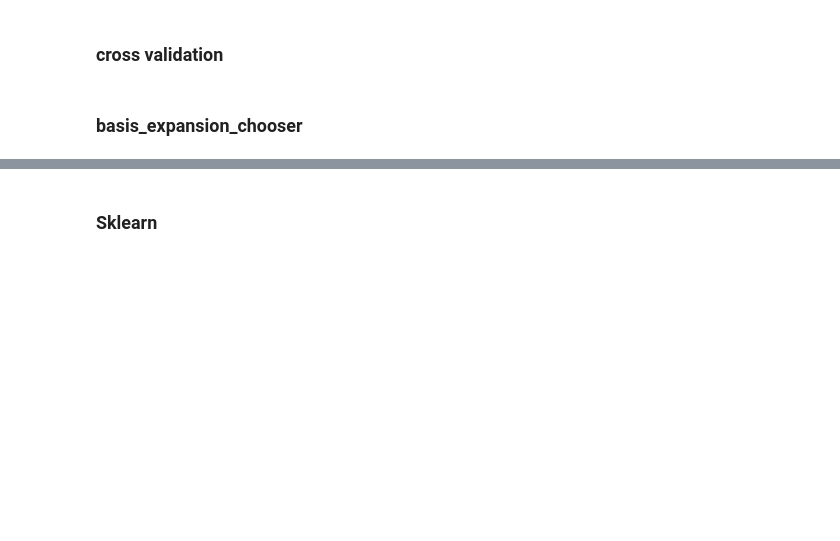
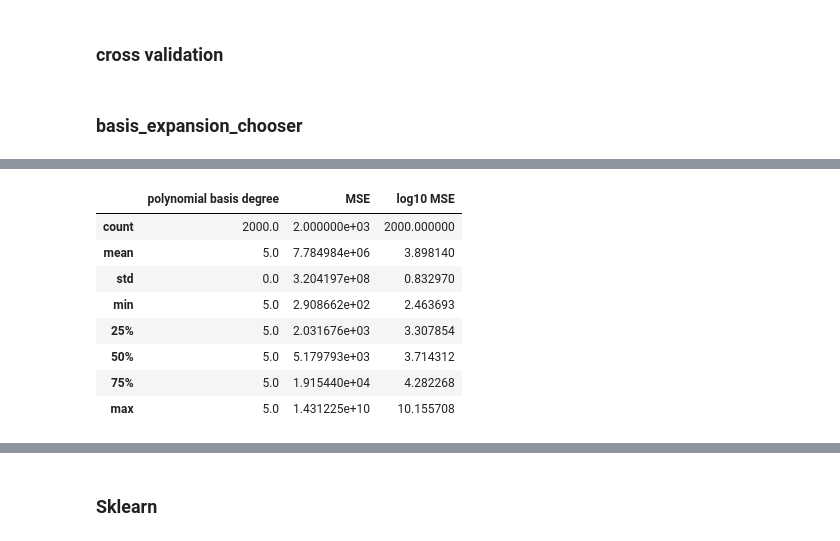
Before and after one commit to thapa-jeevan/Linear-Feature-Engineering, a Jupyter notebook: linear feature engineering.ipynb, the cells around one changed output, grey strips where cells are left out. Saved outputs shown, nothing was run; the diff lists cells and outputs as text; code cells hidden in the pictures; blank space fills up the shorter version.

```diff
--- a/linear feature engineering.ipynb
+++ b/linear feature engineering.ipynb
@@ -172,12 +170,15 @@ def cross_validation(Z, y, K):
         mse_test = mse(y_test, y_test_preds)
         sum_cross_val_loss += mse_test
 
+        y_test_preds = Z_test @ w
+        mse_test = mse(y_test, y_test_preds)
+#         print("Train MSE: {train_mse}", mse_test)
+
     mean_cross_val_loss = sum_cross_val_loss / K
     return mean_cross_val_loss
 # %% [markdown]
 ### basis_expansion_chooser
 # %%
-
 def basis_expansion_chooser(X, y):
     """ Chooses basis on the based of cross validation error
 
@@ -190,22 +191,26 @@ def basis_expansion_chooser(X, y):
         (poly_degree, include_sin, include_log).
     """
     least_R = np.inf
-    basis = 0
+    basis = None
 
     K = 5
 
-    poly_deg_ls = range(1, 5)
+    poly_deg_ls = range(1, 10)
     include_sin_ls = [True, False]
     include_log_ls = [True, False]
 
     for _basis in itertools.product(include_log_ls, include_sin_ls, poly_deg_ls):  # only has polynomial expansion
-        Z = expand_basis(X, *_basis[::-1])
+        Z = expand_basis(X, *_basis)
+#         print(_basis)
         mean_R = cross_validation(Z, y, K)
 
         if mean_R < least_R:
             least_R = mean_R
             basis = _basis
 
-        print(_basis, "MSE: ", mean_R)
-    print(f"Minimal MSE basis: {basis} Least MSE Loss: {least_R}")
-    return basis
+#         print(_basis, "MSE: ", mean_R)
+
+        basis_cvmse.append([*_basis, mean_R])
+#     print(f"Minimal MSE basis: {basis} Least MSE Loss: {least_R}")
+
+    return basis, basis_cvmse
@@ -229,0 +310,12 @@ mse(ytrain, ls_predict(Xtrain, w_ls, basis))
+# %%
+df_results[(df_results["polynomial basis degree"] == 5) & (df_results["sin and log basis"] == "log: True, sin: True")].describe()
+# %% [output]
+|  | polynomial basis degree | MSE | log10 MSE |
+| count | 2000.0 | 2.000000e+03 | 2000.000000 |
+| mean | 5.0 | 7.784984e+06 | 3.898140 |
+| std | 0.0 | 3.204197e+08 | 0.832970 |
+| min | 5.0 | 2.908662e+02 | 2.463693 |
+| 25% | 5.0 | 2.031676e+03 | 3.307854 |
+| 50% | 5.0 | 5.179793e+03 | 3.714312 |
+| 75% | 5.0 | 1.915440e+04 | 4.282268 |
+| max | 5.0 | 1.431225e+10 | 10.155708 |
```
Also changed, not shown: parts of 60 cells of this notebook, 10 other files.
